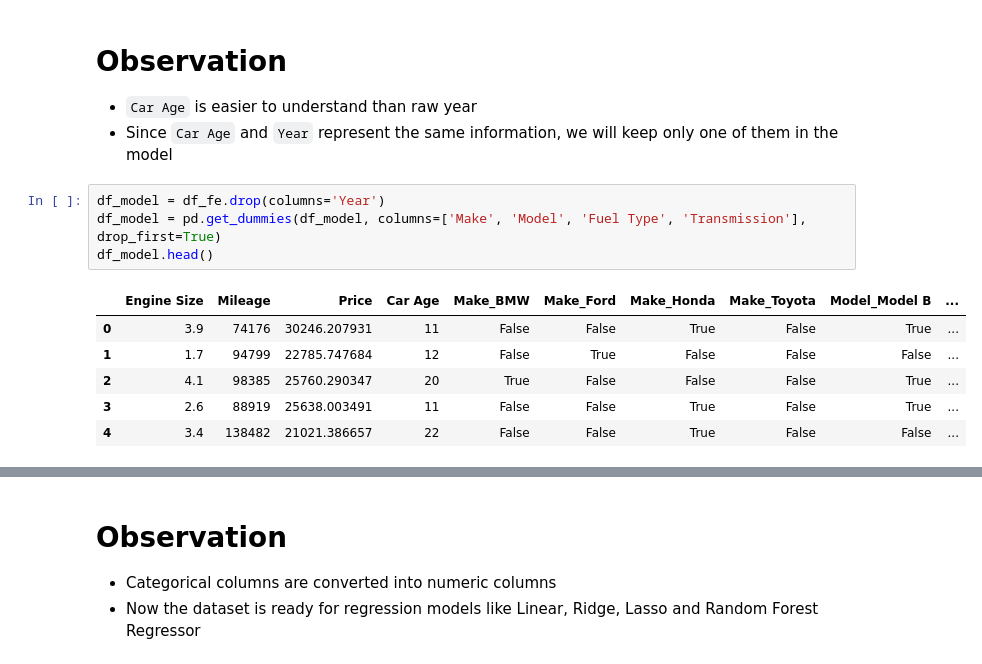
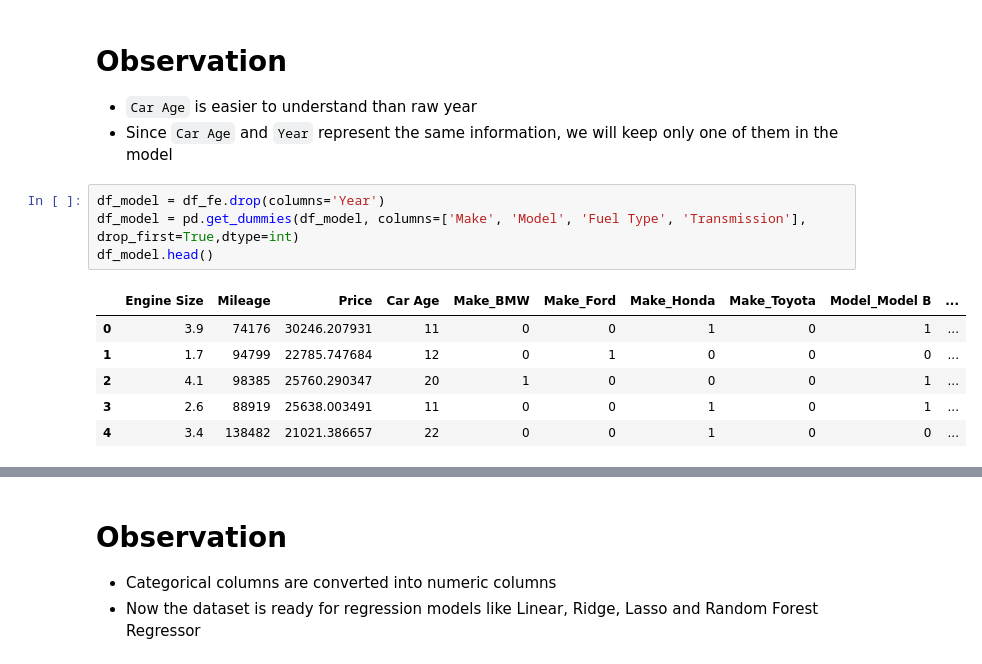
Before and after one commit to Snehratanpara1/Machine-Learning, a Jupyter notebook: Regression/CarPrice_Pred_EDA_FEFS.ipynb, the cells around one changed output, grey strips where cells are left out. Cells and saved outputs as stored; diff of their text form.

```diff
--- a/Regression/CarPrice_Pred_EDA_FEFS.ipynb
+++ b/Regression/CarPrice_Pred_EDA_FEFS.ipynb
@@ -195,12 +195,12 @@ df_fe[['Year', 'Car Age', 'Engine Size', 'Mileage', 'Price']].corr()
 - Since `Car Age` and `Year` represent the same information, we will keep only one of them in the model
 # %%
 df_model = df_fe.drop(columns='Year')
-df_model = pd.get_dummies(df_model, columns=['Make', 'Model', 'Fuel Type', 'Transmission'], drop_first=True)
+df_model = pd.get_dummies(df_model, columns=['Make', 'Model', 'Fuel Type', 'Transmission'], drop_first=True,dtype=int)
 df_model.head()
 # %% [output]
 |  | Engine Size | Mileage | Price | Car Age | Make_BMW | Make_Ford | Make_Honda | Make_Toyota | Model_Model B | ... |
-| 0 | 3.9 | 74176 | 30246.207931 | 11 | False | False | True | False | True | ... |
-| 1 | 1.7 | 94799 | 22785.747684 | 12 | False | True | False | False | False | ... |
-| 2 | 4.1 | 98385 | 25760.290347 | 20 | True | False | False | False | True | ... |
-| 3 | 2.6 | 88919 | 25638.003491 | 11 | False | False | True | False | True | ... |
-| 4 | 3.4 | 138482 | 21021.386657 | 22 | False | False | True | False | False | ... |
+| 0 | 3.9 | 74176 | 30246.207931 | 11 | 0 | 0 | 1 | 0 | 1 | ... |
+| 1 | 1.7 | 94799 | 22785.747684 | 12 | 0 | 1 | 0 | 0 | 0 | ... |
+| 2 | 4.1 | 98385 | 25760.290347 | 20 | 1 | 0 | 0 | 0 | 1 | ... |
+| 3 | 2.6 | 88919 | 25638.003491 | 11 | 0 | 0 | 1 | 0 | 1 | ... |
+| 4 | 3.4 | 138482 | 21021.386657 | 22 | 0 | 0 | 1 | 0 | 0 | ... |
```
Also changed, not shown: parts of 34 cells of this notebook.
